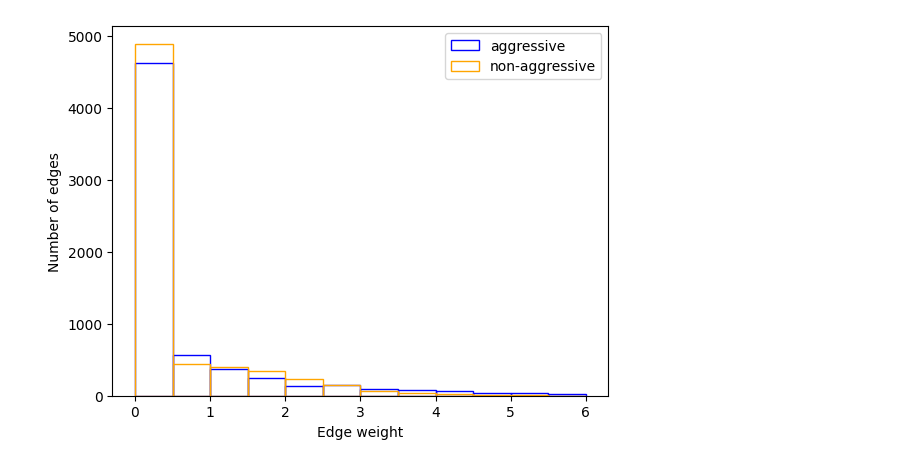
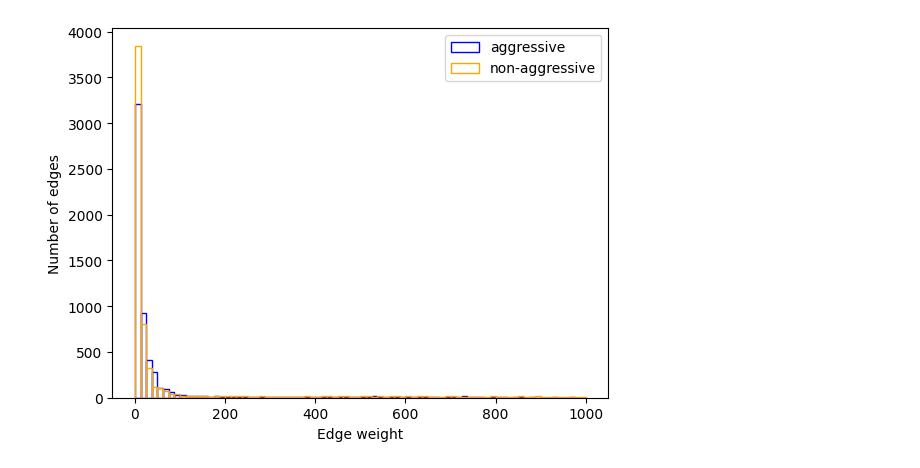
Before and after one commit to dmartmillan/OMEN, a Jupyter notebook: new_data/Probabilistic_network_aggr_vs_non_aggr.ipynb, the cells around one changed output. Cells and saved outputs as stored; diff of their text form; code cells hidden in the pictures.

```diff
--- a/new_data/Probabilistic_network_aggr_vs_non_aggr.ipynb
+++ b/new_data/Probabilistic_network_aggr_vs_non_aggr.ipynb
@@ -63,0 +83,17 @@ df_non_aggr
+# %%
+gene1 = df_non_aggr['gene1'].tolist()
+gene2 = df_non_aggr['gene2'].tolist()
+gene3 = df_non_aggr['gene3'].tolist()
+df_non_aggr_edges = pd.DataFrame(columns = ['Node1', 'Node2'])
+for i in range(10000):
+    G = []
+    G.append(gene1[i])
+    G.append(gene2[i])
+    G.append(gene3[i])
+    G = sorted(G)
+    df_non_aggr_edges.loc[len(df_non_aggr_edges)] = [G[0],G[1]]
+    df_non_aggr_edges.loc[len(df_non_aggr_edges)] = [G[1],G[2]]
+    df_non_aggr_edges.loc[len(df_non_aggr_edges)] = [G[0],G[2]]
+df_non_aggr_edges = df_non_aggr_edges.drop_duplicates()
+correction_factor_weighted_paths_non_aggr = (df_non_aggr_edges.size/10000)/3
+print(correction_factor_weighted_paths_non_aggr)
@@ -156,5 +194,5 @@ df_final_non_aggr
 # %%
-def calculateEdges(df,df_final,top_genes,top_genes2):
+def calculateEdges(df,df_final,top_genes,top_genes2,weighted,weight):
     edges = {}
     Normalization = sum(df['path_weight'].astype(float)) # Explained in the paper of OMEN
     for i in range(len(top_genes)):
@@ -168,10 +206,13 @@ def calculateEdges(df,df_final,top_genes,top_genes2):
             df_edge = df_final[ (df_final['gene1'].isin(nodes) & df_final['gene2'].isin(nodes)) | (df_final['gene1'].isin(nodes) & df_final['gene3'].isin(nodes)) | (df_final['gene2'].isin(nodes) & df_final['gene3'].isin(nodes))]
             s = sum(df_edge['path_weight'].astype(float))/Normalization
             if s>0:
-                edges[(node1,node2)] = s*100000 # to have bigger values
+                if weighted:
+                    edges[(node1,node2)] = s*weight
+                else:
+                    edges[(node1,node2)] = s*100000 # to have bigger values, because they are small probabilities
     return edges
 # %%
-edges_aggr = calculateEdges(df_aggr,df_final_aggr,top_genes_together,top_genes2_together)
+edges_aggr = calculateEdges(df_aggr,df_final_aggr,top_genes_together,top_genes2_together,True,df_aggr.size*correction_factor_weighted_paths_aggr)
 # %% [output]
 0
 1
@@ -193,5 +234,5 @@ edges_aggr = calculateEdges(df_aggr,df_final_aggr,top_genes_together,top_genes2_
 # %%
-edges_non_aggr = calculateEdges(df_non_aggr,df_final_non_aggr,top_genes_together,top_genes2_together)
+edges_non_aggr = calculateEdges(df_non_aggr,df_final_non_aggr,top_genes_together,top_genes2_together,True,df_non_aggr.size*correction_factor_weighted_paths_non_aggr)
 # %% [output]
 0
 1
@@ -283,13 +324,13 @@ Non-aggressive:
 # %%
 edge_aggr_weights = list(edges_aggr.values())
 edge_non_aggr_weights = list(edges_non_aggr.values())
-plt.hist(edge_aggr_weights,bins=12,range=[0,6],edgecolor='blue',fill=False,label='aggressive')
-plt.hist(edge_non_aggr_weights,bins=12,range=[0,6],edgecolor='orange',fill=False,label='non-aggressive')
+plt.hist(edge_aggr_weights,bins=80,range=[0,1000],edgecolor='blue',fill=False,label='aggressive')
+plt.hist(edge_non_aggr_weights,bins=80,range=[0,1000],edgecolor='orange',fill=False,label='non-aggressive')
 plt.xlabel('Edge weight')
 plt.ylabel('Number of edges')
 plt.legend()
-plt.savefig('Density_edge_weight_corrected_100_150.png')
+plt.savefig('Density_edge_weight_100_100_weighted.png')
 # %% [output]
-[figure, old version]
+[figure, new version]
 # %%
 edges_difference_weight = {} # weight = weight aggressive - weight non-aggressive
```
Also changed, not shown: parts of 21 cells of this notebook, 1 other file.
